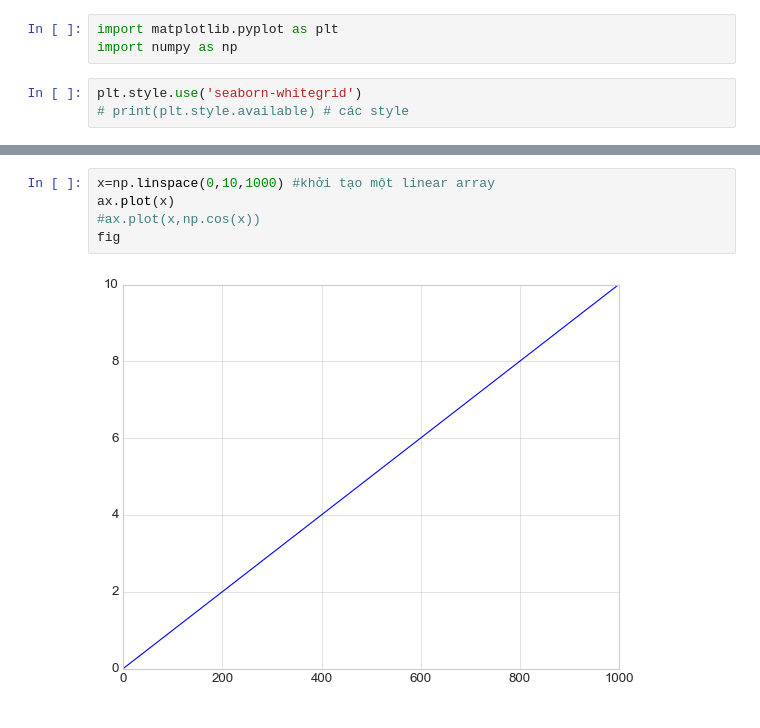
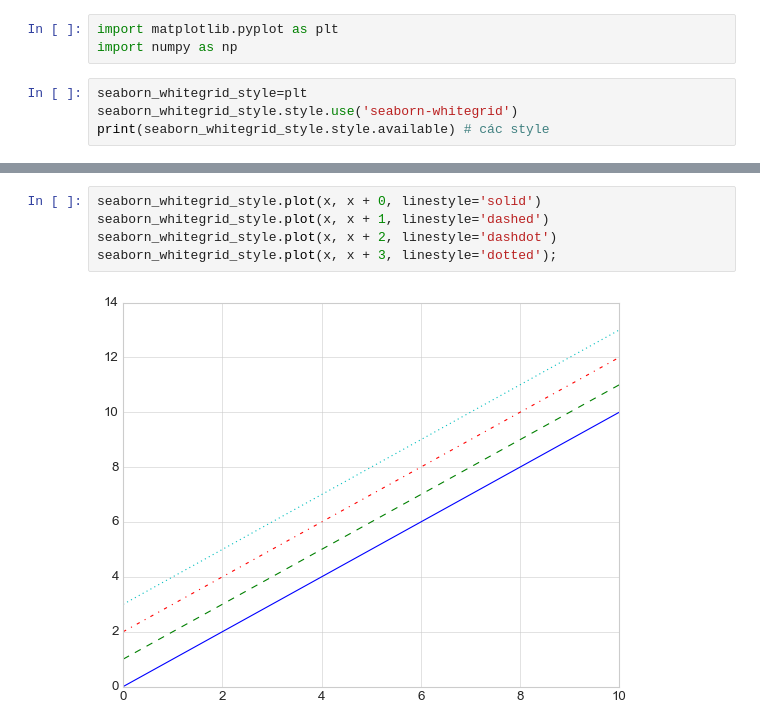
Before and after one commit to sonhoang23/Data-Science, a Jupyter notebook: repos/PythonDataScienceHandbook-Chapter4-Matplotlib/PythonDataScienceHandbook-Chapter4-Matplotlib.ipynb, the cells around one changed output, grey strips where cells are left out. Drawn from its saved outputs; the diff is of its cells as text.

```diff
--- a/repos/PythonDataScienceHandbook-Chapter4-Matplotlib/PythonDataScienceHandbook-Chapter4-Matplotlib.ipynb
+++ b/repos/PythonDataScienceHandbook-Chapter4-Matplotlib/PythonDataScienceHandbook-Chapter4-Matplotlib.ipynb
@@ -63,5 +65,6 @@ fig.canvas.get_supported_filetypes()
 import matplotlib.pyplot as plt
 import numpy as np
 # %%
-plt.style.use('seaborn-whitegrid')
-# print(plt.style.available) # các style
+seaborn_whitegrid_style=plt
+seaborn_whitegrid_style.style.use('seaborn-whitegrid')
+print(seaborn_whitegrid_style.style.available) # các style
@@ -82,7 +97,7 @@ ax = plt.axes()
 # %%
-x=np.linspace(0,10,1000) #khởi tạo một linear array
-ax.plot(x)
-#ax.plot(x,np.cos(x))
-fig
+seaborn_whitegrid_style.plot(x, x + 0, linestyle='solid')
+seaborn_whitegrid_style.plot(x, x + 1, linestyle='dashed')
+seaborn_whitegrid_style.plot(x, x + 2, linestyle='dashdot')
+seaborn_whitegrid_style.plot(x, x + 3, linestyle='dotted');
 # %% [output]
-[figure, old version]
+[figure, new version]
```
Also changed, not shown: parts of 40 cells of this notebook, 7 other files.
